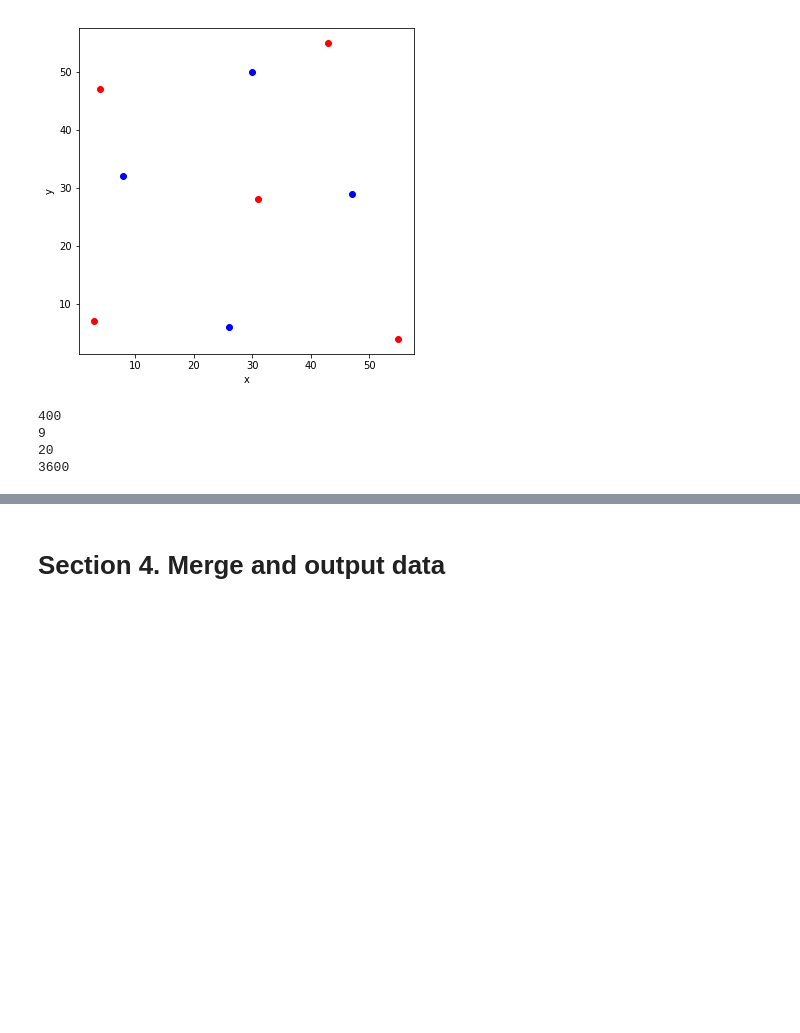
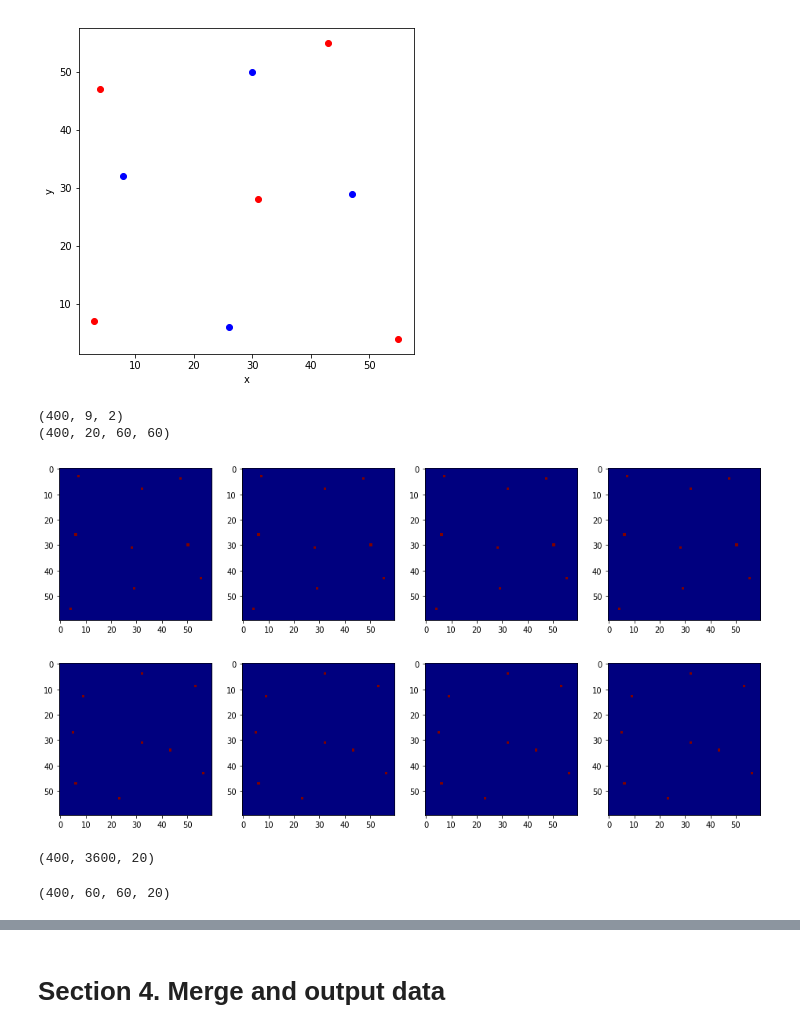
Before and after one commit to lonelysun1990/E2C, a Jupyter notebook: prepare_e2c_training_data_var_wl.ipynb, the cells around one changed output, grey strips where cells are left out. Drawn from its saved outputs; the diff is of its cells as text; code cells hidden in the pictures; blank space fills up the shorter version.

```diff
--- a/prepare_e2c_training_data_var_wl.ipynb
+++ b/prepare_e2c_training_data_var_wl.ipynb
@@ -387,20 +360,30 @@ plt.ylabel('y')
 # %% [output]
 Text(0, 0.5, 'y')
 [figure]
-# %%
-well_loc = bhp_b2
-n_run, n_well, n_timestep = well_loc.shape
-n_dim = n_res_grid**2
-
-print(n_run)
-print(n_well)
-print(n_timestep)
-print(n_dim)
-# %% [output]
-400
-9
-20
-3600
+# %%
+print(well_loc_ids.shape)
+wl_mask = np.zeros((num_case, num_t, n_res_grid, n_res_grid))
+for i in range(num_case):
+    wl_mask[i, :, well_loc_ids[i,:,0], well_loc_ids[i,:,1]] = 1
+
+print(wl_mask.shape)
+
+b = [0,5,10,15]
+for i in range(2):
+    plt.figure(figsize=(16,4))
+    plt.subplot(141)
+    plt.imshow(wl_mask[i, b[0], :,:].reshape(60,60))
+    plt.subplot(142)
+    plt.imshow(wl_mask[i, b[1], :,:].reshape(60,60))
+    plt.subplot(143)
+    plt.imshow(wl_mask[i, b[2], :,:].reshape(60,60))
+    plt.subplot(144)
+    plt.imshow(wl_mask[i, b[3], :,:].reshape(60,60))
+# %% [output]
+(400, 9, 2)
+(400, 20, 60, 60)
+[figure, added]
+[figure, added]
 # %%
 def well_ctrl_encode(well_ctrl, well_loc, n_res_grid):
     '''
@@ -422,0 +411,10 @@ def well_ctrl_encode(well_ctrl, well_loc, n_res_grid):
+# %%
+wc_encoded = well_ctrl_encode(bhp_b2, well_loc_ids, n_res_grid)
+print(wc_encoded.shape)
+# %% [output]
+(400, 3600, 20)
+# %%
+wc_encoded = wc_encoded.reshape(n_run, n_res_grid, n_res_grid, -1)
+print(wc_encoded.shape)
+# %% [output]
+(400, 60, 60, 20)
```
Also changed, not shown: parts of 27 cells of this notebook, 16 other files.
